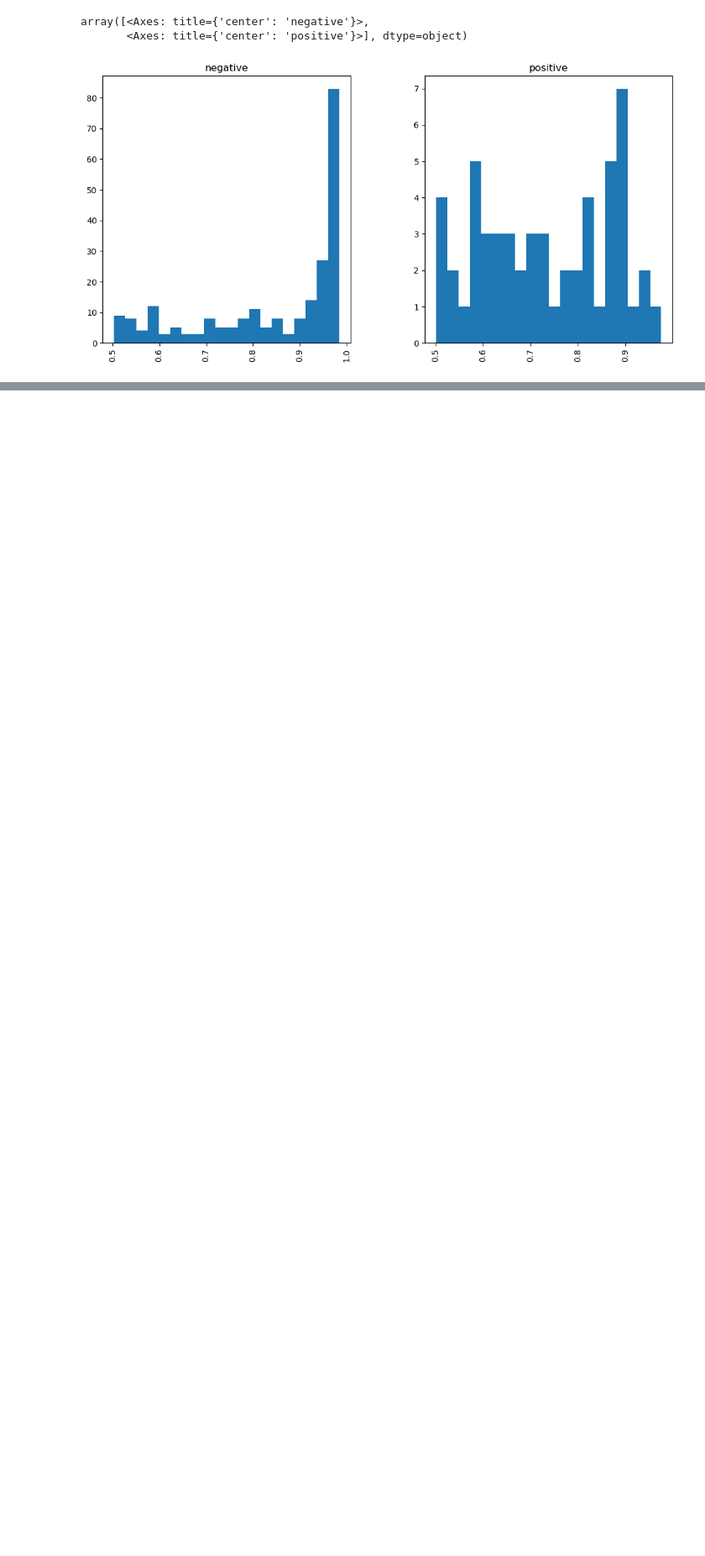
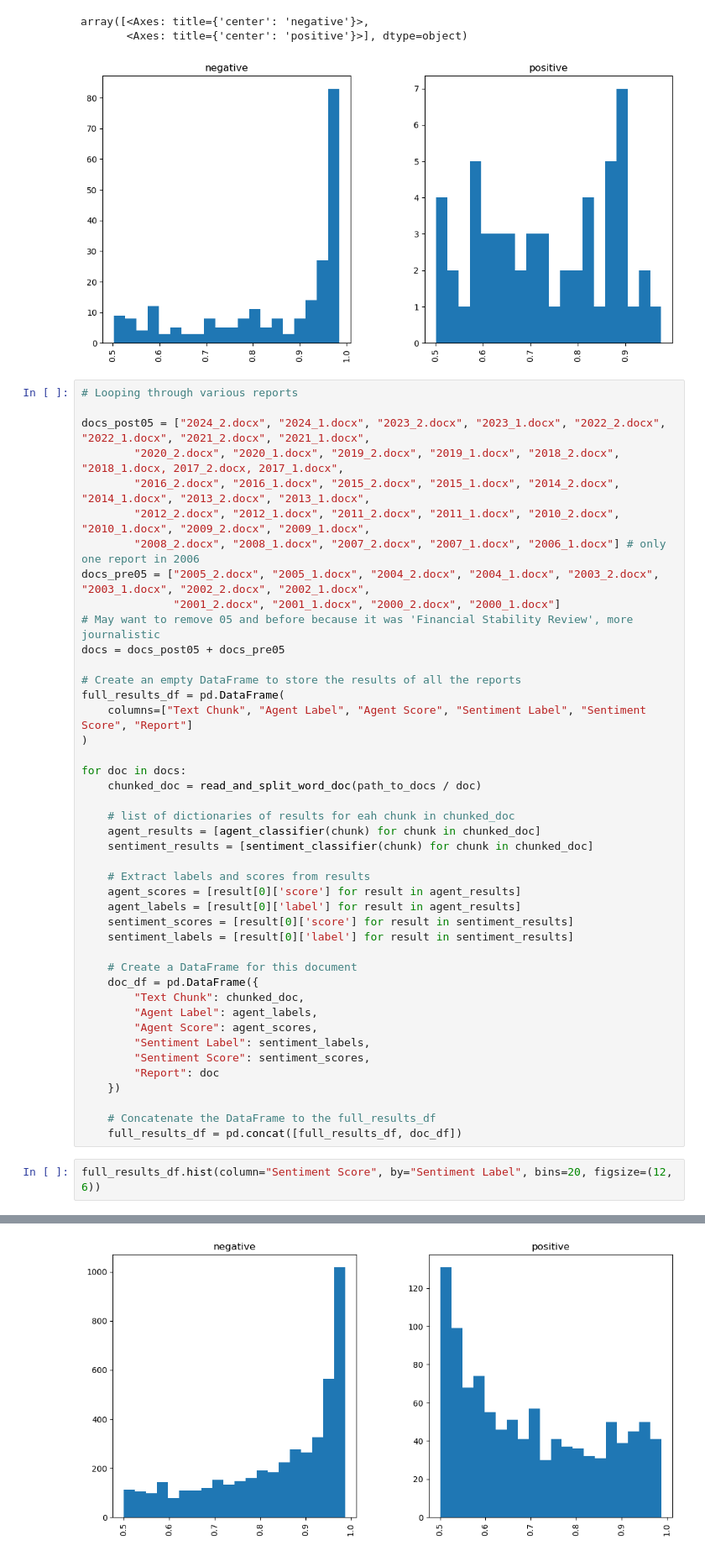
Before and after one commit to charliewarburton/NLP_FS, a Jupyter notebook: cbroberta.ipynb, the cells around one changed output, grey strips where cells are left out. Shown: that part at 84% size. Drawn from its saved outputs; the diff is of its cells as text; blank space fills up the shorter version.

```diff
--- a/cbroberta.ipynb
+++ b/cbroberta.ipynb
@@ -140,3 +136,49 @@ results_df.hist(column="Sentiment Score", by="Sentiment Label", bins=20, figsize
 array([<Axes: title={'center': 'negative'}>,
        <Axes: title={'center': 'positive'}>], dtype=object)
 [figure]
+# %%
+# Looping through various reports
+
+docs_post05 = ["2024_2.docx", "2024_1.docx", "2023_2.docx", "2023_1.docx", "2022_2.docx", "2022_1.docx", "2021_2.docx", "2021_1.docx",
+        "2020_2.docx", "2020_1.docx", "2019_2.docx", "2019_1.docx", "2018_2.docx", "2018_1.docx, 2017_2.docx, 2017_1.docx",
+        "2016_2.docx", "2016_1.docx", "2015_2.docx", "2015_1.docx", "2014_2.docx", "2014_1.docx", "2013_2.docx", "2013_1.docx",
+        "2012_2.docx", "2012_1.docx", "2011_2.docx", "2011_1.docx", "2010_2.docx", "2010_1.docx", "2009_2.docx", "2009_1.docx",
+        "2008_2.docx", "2008_1.docx", "2007_2.docx", "2007_1.docx", "2006_1.docx"] # only one report in 2006
+docs_pre05 = ["2005_2.docx", "2005_1.docx", "2004_2.docx", "2004_1.docx", "2003_2.docx", "2003_1.docx", "2002_2.docx", "2002_1.docx",
+              "2001_2.docx", "2001_1.docx", "2000_2.docx", "2000_1.docx"]
+# May want to remove 05 and before because it was 'Financial Stability Review', more journalistic
+docs = docs_post05 + docs_pre05
+
+# Create an empty DataFrame to store the results of all the reports
+full_results_df = pd.DataFrame(
+    columns=["Text Chunk", "Agent Label", "Agent Score", "Sentiment Label", "Sentiment Score", "Report"]
+)
+
+for doc in docs:
+    chunked_doc = read_and_split_word_doc(path_to_docs / doc)
+
+    # list of dictionaries of results for eah chunk in chunked_doc
+    agent_results = [agent_classifier(chunk) for chunk in chunked_doc]
+    sentiment_results = [sentiment_classifier(chunk) for chunk in chunked_doc]
+
+    # Extract labels and scores from results
+    agent_scores = [result[0]['score'] for result in agent_results]
+    agent_labels = [result[0]['label'] for result in agent_results]
+    sentiment_scores = [result[0]['score'] for result in sentiment_results]
+    sentiment_labels = [result[0]['label'] for result in sentiment_results]
+
+    # Create a DataFrame for this document
+    doc_df = pd.DataFrame({
+        "Text Chunk": chunked_doc,
+        "Agent Label": agent_labels,
+        "Agent Score": agent_scores,
+        "Sentiment Label": sentiment_labels,
+        "Sentiment Score": sentiment_scores,
+        "Report": doc
+    })
+
+    # Concatenate the DataFrame to the full_results_df
+    full_results_df = pd.concat([full_results_df, doc_df])
+# %%
+full_results_df.hist(column="Sentiment Score", by="Sentiment Label", bins=20, figsize=(12, 6))
+# %% [output]
@@ -142,0 +187 @@ array([<Axes: title={'center': 'negative'}>,
+[figure, added]
```
Also changed, not shown: parts of 9 cells of this notebook, 35 other files.
